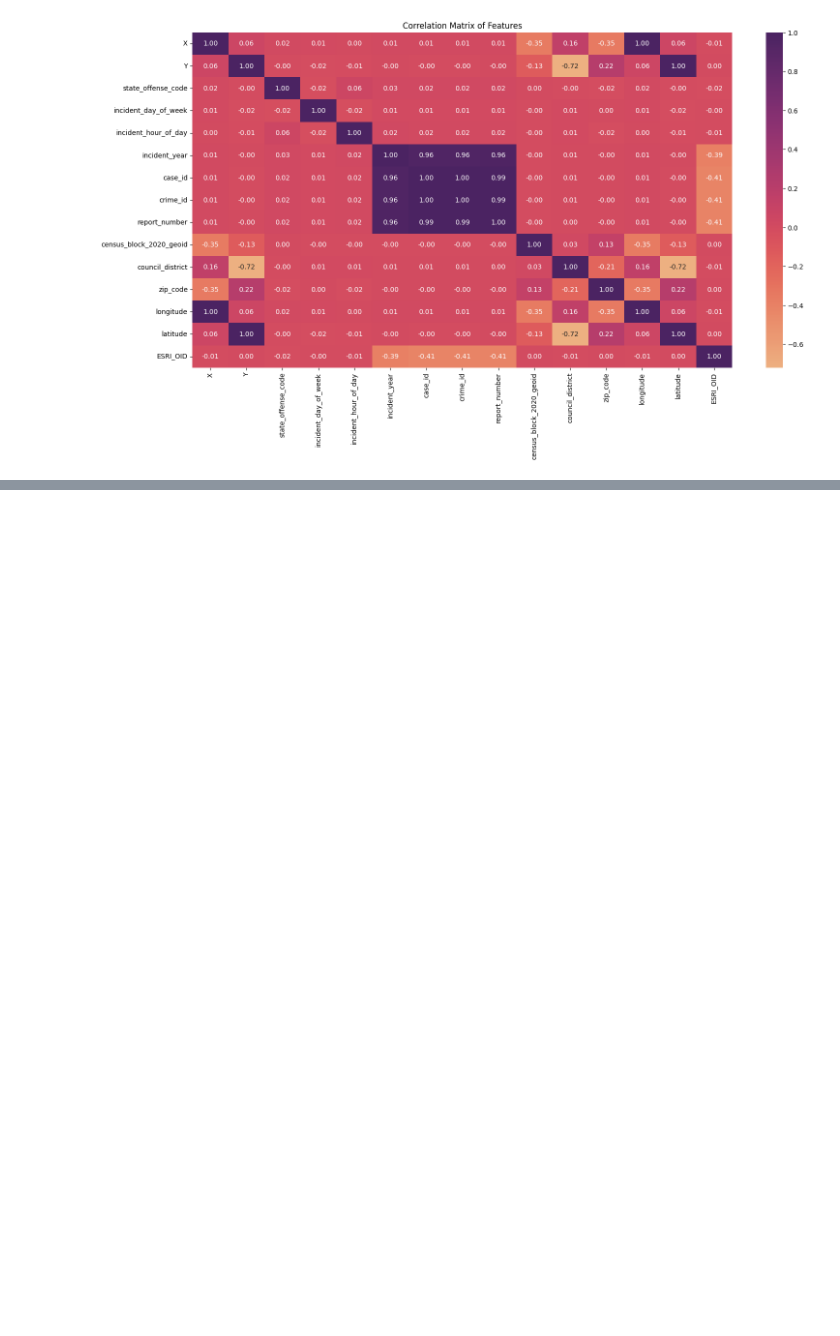
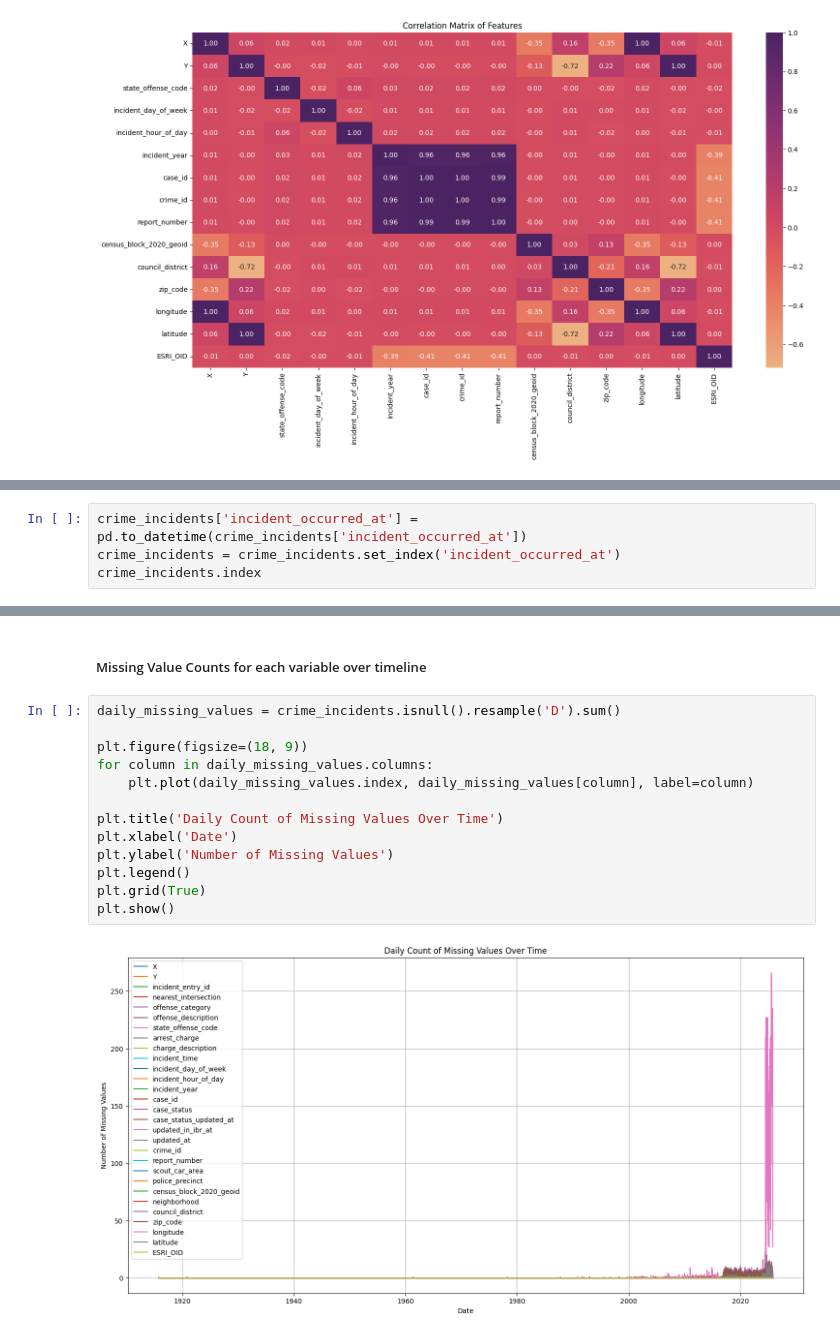
Before and after one commit to spacedust10/detroit-crime-analysis, a Jupyter notebook: analysis.ipynb, the cells around one changed output, grey strips where cells are left out. Saved outputs shown, nothing was run; the diff lists cells and outputs as text; blank space fills up the shorter version.

```diff
--- a/analysis.ipynb
+++ b/analysis.ipynb
@@ -97,0 +125,4 @@ plt.show()
+# %%
+crime_incidents['incident_occurred_at'] = pd.to_datetime(crime_incidents['incident_occurred_at'])
+crime_incidents = crime_incidents.set_index('incident_occurred_at')
+crime_incidents.index
@@ -97,0 +142,17 @@ plt.show()
+# %% [markdown]
+##### Missing Value Counts for each variable over timeline
+# %%
+daily_missing_values = crime_incidents.isnull().resample('D').sum()
+
+plt.figure(figsize=(18, 9))
+for column in daily_missing_values.columns:
+    plt.plot(daily_missing_values.index, daily_missing_values[column], label=column)
+
+plt.title('Daily Count of Missing Values Over Time')
+plt.xlabel('Date')
+plt.ylabel('Number of Missing Values')
+plt.legend()
+plt.grid(True)
+plt.show()
+# %% [output]
+[figure, added]
```
Also changed, not shown: parts of 6 cells of this notebook.
